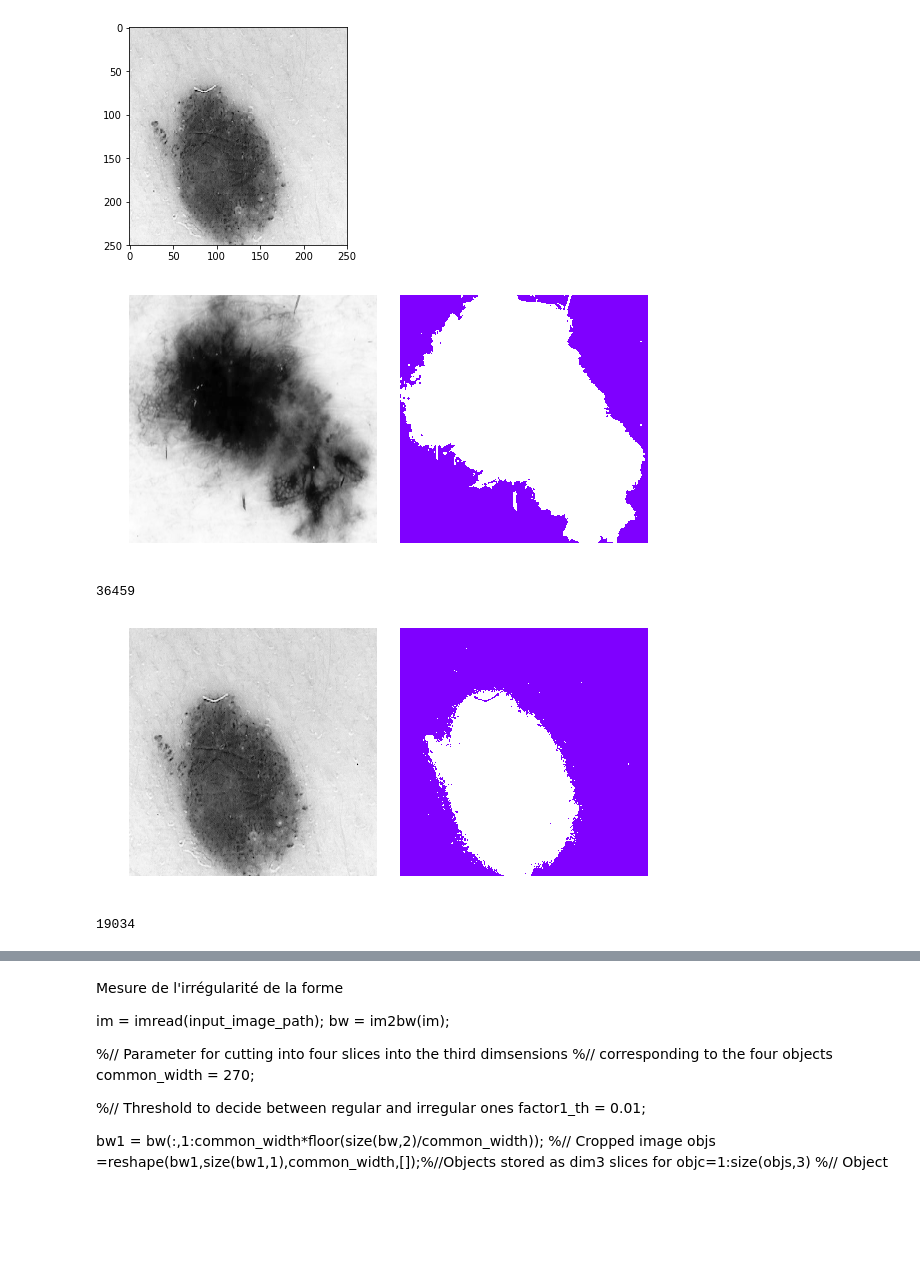
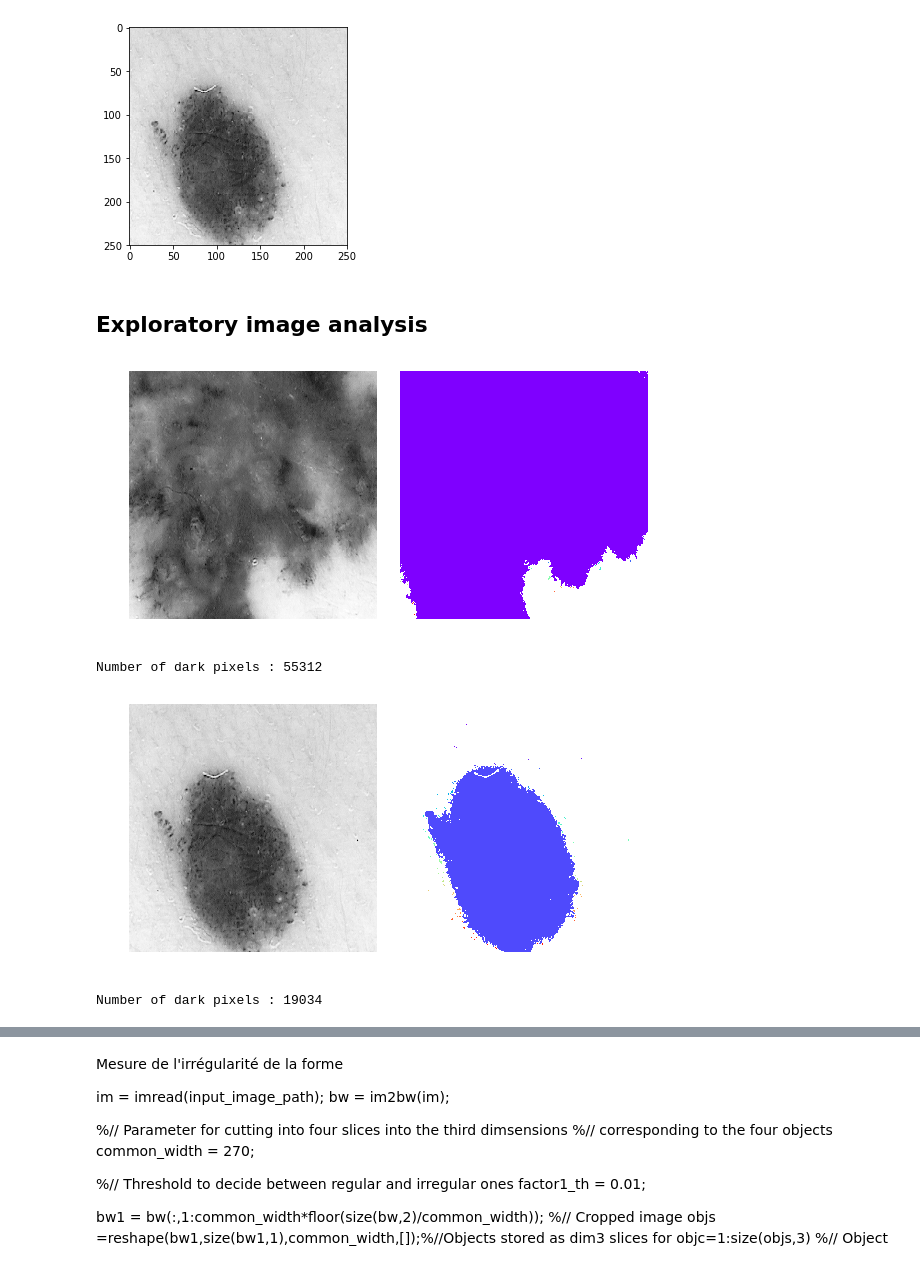
Before and after one commit to jeanbabs/Melanoma_detection, a Jupyter notebook: jean.ipynb, the cells around one changed output, grey strips where cells are left out. Drawn from its saved outputs; the diff is of its cells as text; code cells hidden in the pictures; blank space fills up the shorter version.

```diff
--- a/jean.ipynb
+++ b/jean.ipynb
@@ -4,7 +4,7 @@ import numpy as np
 # %% [markdown]
 ### The input data
 # %%
-X_train = np.load('data/Data_train/data_train.npy', mmap_mode='r')
+X_train = np.load('data/data_train/data_train.npy', mmap_mode='r')
 
 print("The training data is made of {} images of {}x{} pixels".format(
     *X_train.shape))
@@ -104,7 +103,7 @@ def crop_center(img,cropx,cropy):
     starty = y//2-(cropy//2)
     return img[starty:starty+cropy,startx:startx+cropx]
 # %%
-croped_melanoma = crop_center(X_train[540], 250, 250)
+croped_melanoma = crop_center(X_train[515], 250, 250)
 plt.imshow(croped_melanoma, cmap='Greys_r')
 # %% [output]
 <matplotlib.image.AxesImage at 0x...>
@@ -115,41 +114,41 @@ plt.imshow(croped_nevus, cmap='Greys_r')
 # %% [output]
 <matplotlib.image.AxesImage at 0x...>
 [figure]
+# %% [markdown]
+## Exploratory image analysis
 # %%
 from scipy import ndimage
 
-blobs = (croped_melanoma < 160)
-labels, nlabels = ndimage.label(blobs)
+blobs = croped_melanoma < 160
+labels = ndimage.label(blobs)[0]
 
 fig, ax = plt.subplots(1, 2, sharex=True, sharey=True, figsize=(8, 5))
 ax[0].imshow(croped_melanoma, cmap='Greys_r')
-ax[1].imshow(np.ma.masked_array(labels, blobs), cmap=plt.cm.rainbow)
+ax[1].imshow(np.ma.masked_array(labels, ~blobs), cmap=plt.cm.rainbow)
 
 for aa in ax.flat:
     aa.set_axis_off()
 fig.tight_layout()
 plt.show()
+
+print('Number of dark pixels :', np.sum(blobs))
 # %% [output]
-[figure, old version]
+[figure, new version]
+Number of dark pixels : 55312
-# %%
-np.sum(blobs)
-# %% [output]
-36459
 # %%
 blobs2 = (croped_nevus < 160)
-labels2, nlabels = ndimage.label(blobs2)
+labels2 = ndimage.label(blobs2)[0]
 
 fig, ax = plt.subplots(1, 2, sharex=True, sharey=True, figsize=(8, 5))
 ax[0].imshow(croped_nevus, cmap='Greys_r')
-ax[1].imshow(np.ma.masked_array(labels2, blobs2), cmap=plt.cm.rainbow)
+ax[1].imshow(np.ma.masked_array(labels2, ~blobs2), cmap=plt.cm.rainbow)
 
 for aa in ax.flat:
     aa.set_axis_off()
 fig.tight_layout()
 plt.show()
+
+print('Number of dark pixels :', np.sum(blobs2))
 # %% [output]
-[figure, old version]
+[figure, new version]
+Number of dark pixels : 19034
-# %%
-np.sum(blobs2)
-# %% [output]
-19034
```
Also changed, not shown: parts of 9 cells of this notebook.
